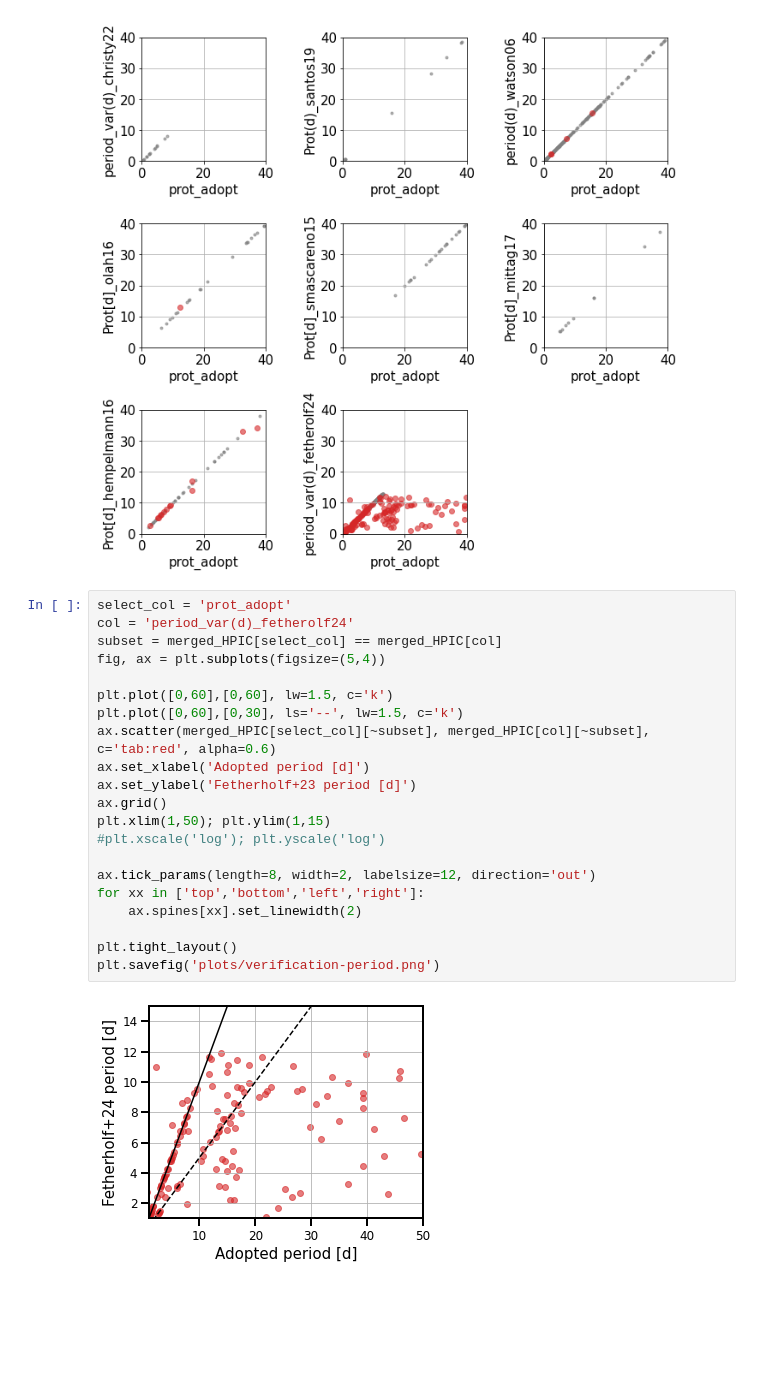
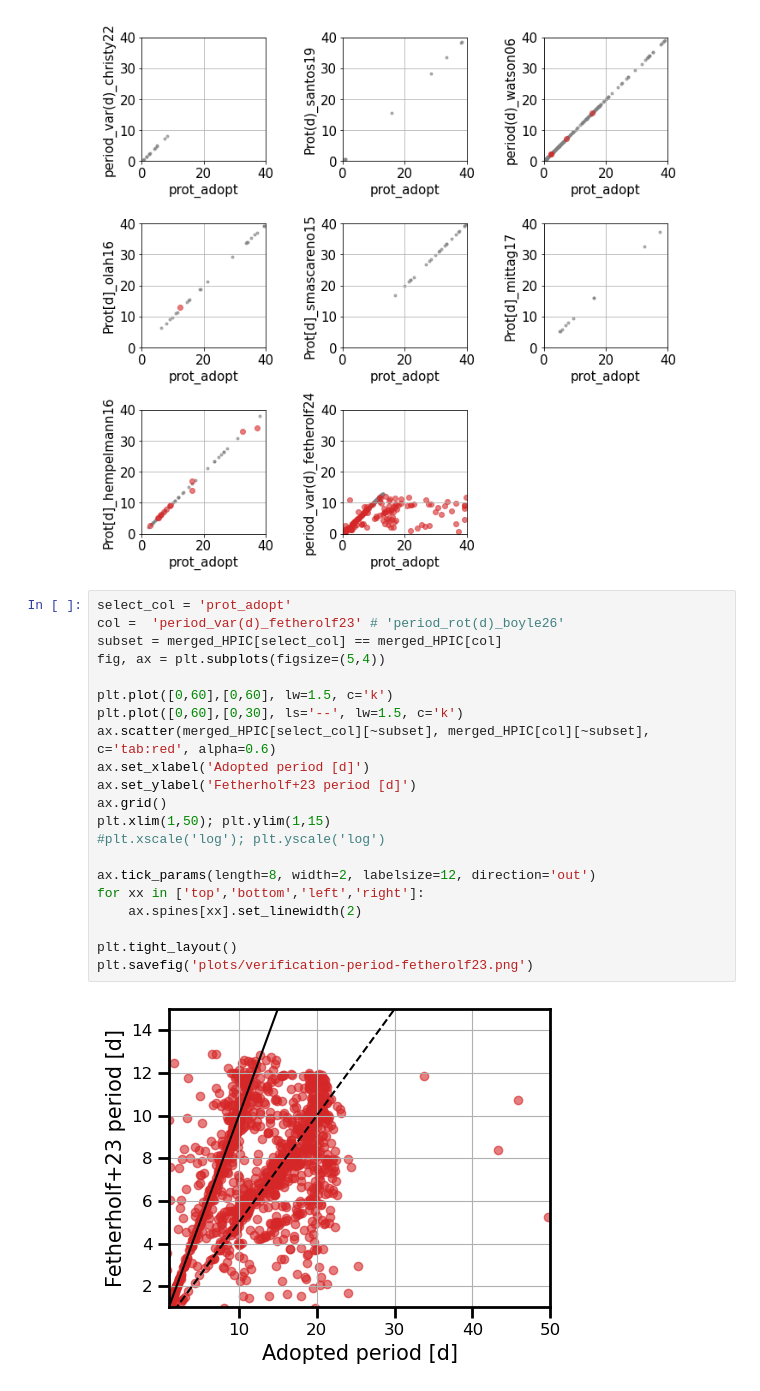
Before and after one commit to ernewton/TSS_ARC, a Jupyter notebook: TSS Activity and Rotation Catalog/Verification.ipynb, the cells around one changed output. Cells and saved outputs as stored; diff of their text form; blank space fills up the shorter version.

```diff
--- a/TSS Activity and Rotation Catalog/Verification.ipynb
+++ b/TSS Activity and Rotation Catalog/Verification.ipynb
@@ -349,27 +349,27 @@ make_panels(merged_HPIC, rotation_period_columns, 'prot_adopt', lim=[0,40])
 [figure]
 # %%
 select_col = 'prot_adopt'
-col = 'period_var(d)_fetherolf24'
+col =  'period_var(d)_fetherolf23' # 'period_rot(d)_boyle26'
 subset = merged_HPIC[select_col] == merged_HPIC[col]
 fig, ax = plt.subplots(figsize=(5,4))
 
 plt.plot([0,60],[0,60], lw=1.5, c='k')
 plt.plot([0,60],[0,30], ls='--', lw=1.5, c='k')
 ax.scatter(merged_HPIC[select_col][~subset], merged_HPIC[col][~subset], c='tab:red', alpha=0.6)
 ax.set_xlabel('Adopted period [d]')
 ax.set_ylabel('Fetherholf+23 period [d]')
 ax.grid()
 plt.xlim(1,50); plt.ylim(1,15)
 #plt.xscale('log'); plt.yscale('log')
 
 ax.tick_params(length=8, width=2, labelsize=12, direction='out')
 for xx in ['top','bottom','left','right']:
     ax.spines[xx].set_linewidth(2)
 
 plt.tight_layout()
-plt.savefig('plots/verification-period.png')
+plt.savefig('plots/verification-period-fetherolf23.png')
 # %% [output]
-[figure, old version]
+[figure, new version]
 # %%
 select_col = 'RHK_adopt'
 col = 'RHK_calculated_marvin23'
```
Also changed, not shown: parts of 5 cells of this notebook, 30 other files.
